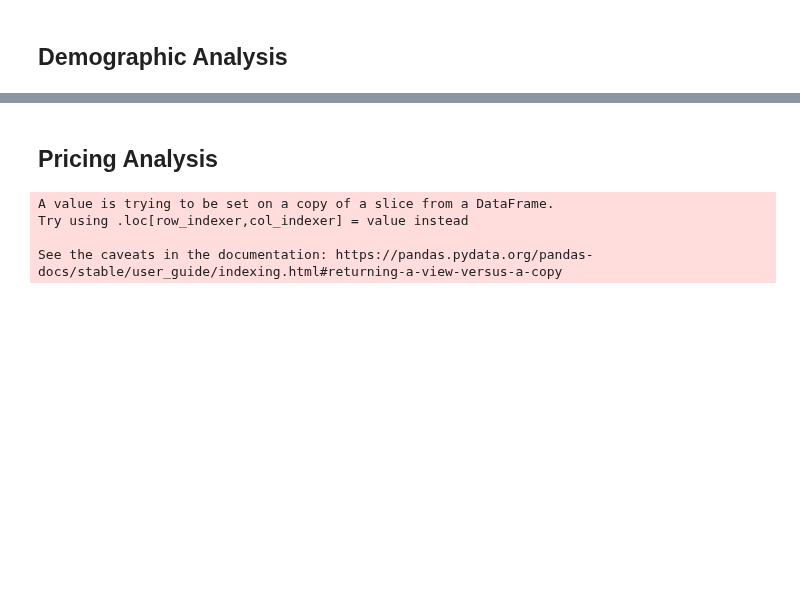
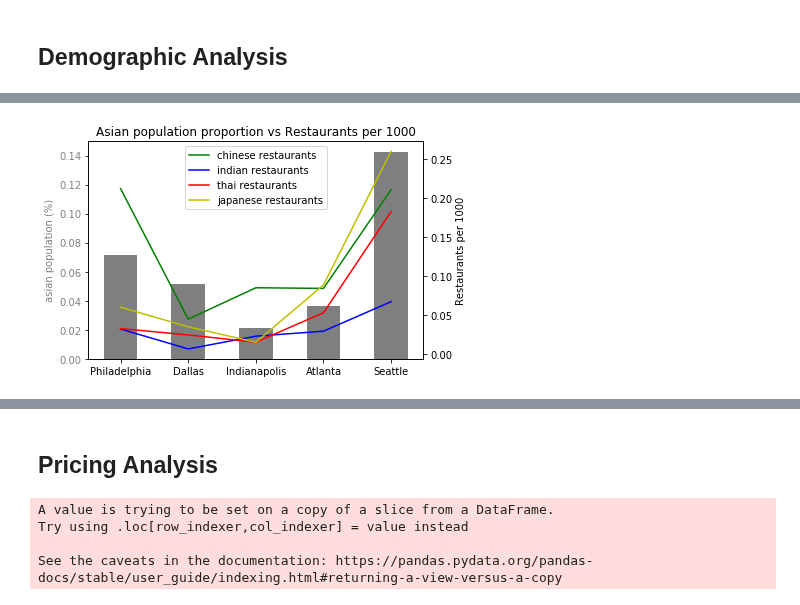
Before and after one commit to DPintacasi/teamcobra_project1, a Jupyter notebook: Scripts/final_analysis.ipynb, the cells around one changed output, grey strips where cells are left out. Saved outputs shown, nothing was run; the diff lists cells and outputs as text; code cells hidden in the pictures; blank space fills up the shorter version.

Commit message:
race vs type of restaurant charts

```diff
--- a/Scripts/final_analysis.ipynb
+++ b/Scripts/final_analysis.ipynb
@@ -138,0 +149,18 @@ df
+# %%
+cities = df['city'].unique()
+ethnicities = df['rest_ethnicity'].unique()
+
+#store number of type of restaurant per 1000 in each city
+rest_ethnicities_p_bycity = []
+pop_ethnicities_p_bycity = []
+
+for city in cities:
+    population = byzipcode.groupby('city').sum().loc[f'{city}','population']
+
+    pop_ethnicities = byzipcode.groupby('city').sum().loc[f'{city}'][3:11]
+    pop_ethnicities = pop_ethnicities.apply(lambda x : x/population)
+    pop_ethnicities_p_bycity.append(pop_ethnicities)
+
+    rest_ethnicities = df[df['city']==f'{city}'].groupby('rest_ethnicity').count().iloc[:,0]
+    rest_ethnicities_p = rest_ethnicities.apply(lambda x : 1000*x/population)
+    rest_ethnicities_p_bycity.append(rest_ethnicities_p)
@@ -138,0 +189,23 @@ df
+# %%
+ax1 = plt.subplot(111)
+
+color = 'tab:grey'
+ax1.bar(cities, [p.loc['asian'] for p in pop_ethnicities_p_bycity], width=0.5, color=color, align='center')
+ax1.set_ylabel('asian population (%)', color=color)
+ax1.tick_params(axis='y', labelcolor=color)
+
+
+ax2 = ax1.twinx()
+
+ax2.plot(cities, [p.loc['chinese'] for p in rest_ethnicities_p_bycity], color='g', label = 'chinese restaurants')
+ax2.plot(cities, [p.loc['indian'] for p in rest_ethnicities_p_bycity], color='b', label = 'indian restaurants')
+ax2.plot(cities, [p.loc['thai'] for p in rest_ethnicities_p_bycity], color='r', label = 'thai restaurants')
+ax2.plot(cities, [p.loc['japanese'] for p in rest_ethnicities_p_bycity], color='y', label = 'japanese restaurants')
+ax2.set_ylabel('Restaurants per 1000')
+
+plt.title('Asian population proportion vs Restaurants per 1000')
+plt.legend()
+plt.savefig('../Output/Charts/rest_vs_pop_asian')
+plt.show()
+# %% [output]
+[figure, added]
```
Also changed, not shown: parts of 7 cells of this notebook, 2 other files.
